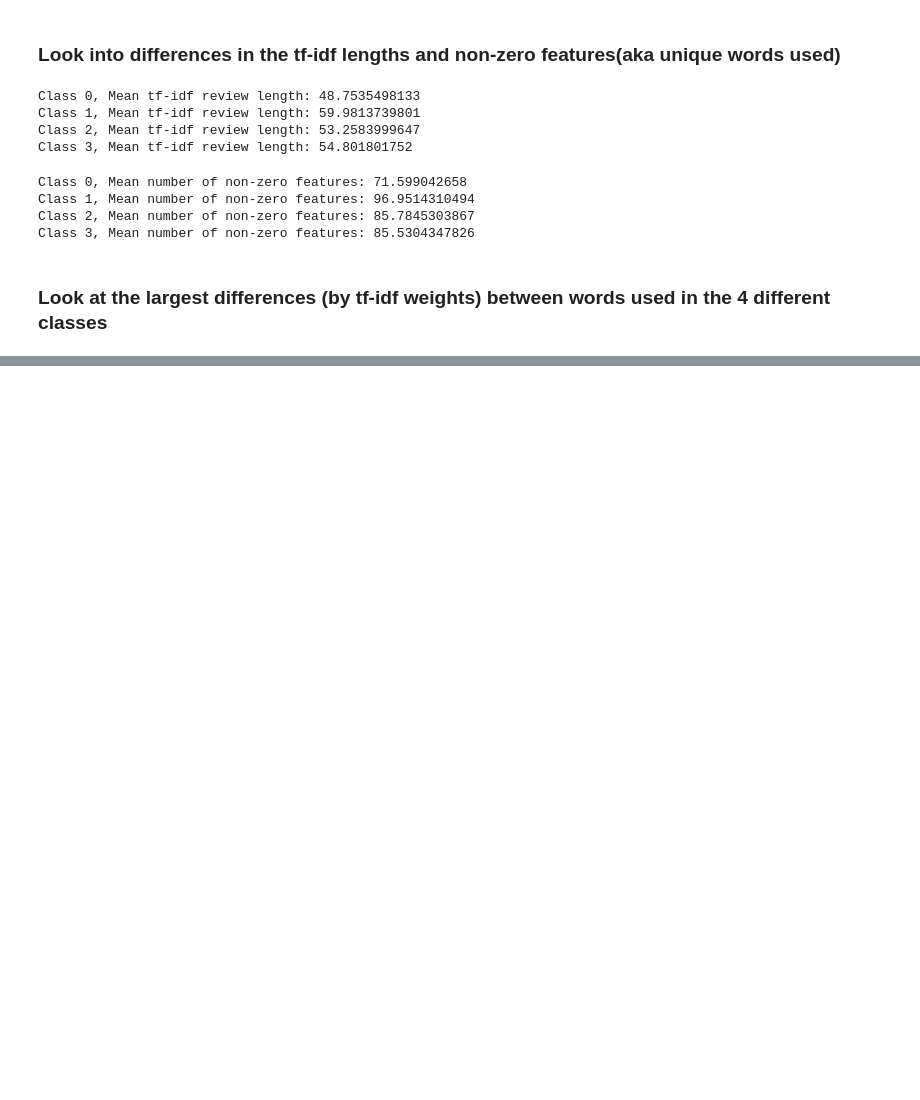
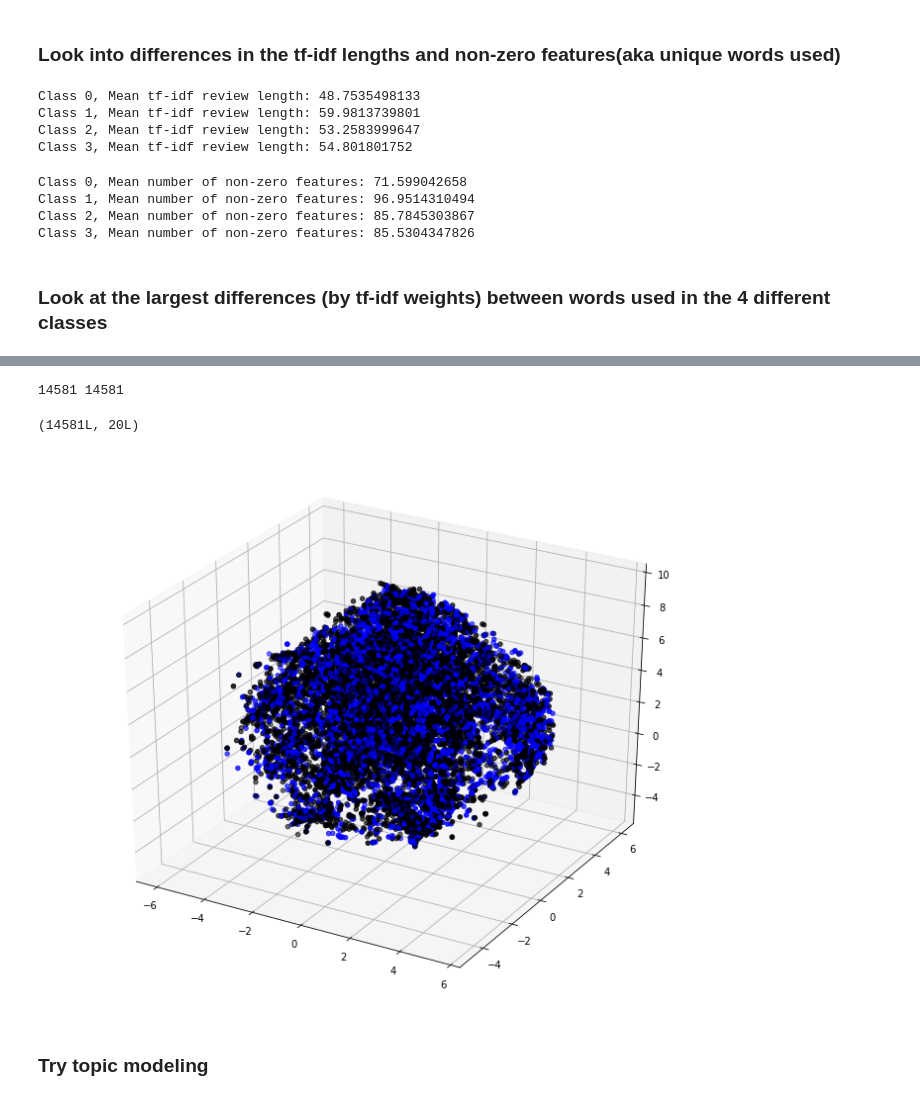
Before and after one commit to CornellDataScience/Yelp, a Jupyter notebook: salt-baes/Jason/nlp.ipynb, the cells around one changed output, grey strips where cells are left out. Drawn from its saved outputs; the diff is of its cells as text; code cells hidden in the pictures; blank space fills up the shorter version.

```diff
--- a/salt-baes/Jason/nlp.ipynb
+++ b/salt-baes/Jason/nlp.ipynb
@@ -191,0 +223,42 @@ coffee: 0.00766820794188
+# %%
+reviews = []
+texts = []
+classes = []
+with open("yelp_academic_dataset_review.json") as f:
+    for l in f:
+        line = json.loads(l)
+
+        date = datetime.datetime.strptime(line['date'], '%Y-%m-%d')
+        year = int(date.strftime('%Y'))
+
+        user = line["user_id"]
+        clss = user_class(user, year)
+        if (clss == 2 or clss == 3) and year == 2010:
+            classes.append(clss)
+            reviews.append(line)
+            texts.append(line["text"])
+# %%
+print len(texts), len(classes)
+# %% [output]
+14581 14581
+# %%
+filt_tfidf = TfidfVectorizer(norm=None)
+filt_trans = filt_tfidf.fit_transform(texts)
+# %%
+u, s, v = svds(filt_trans, k=20)
+print u.shape
+# %% [output]
+(14581L, 20L)
+# %%
+model = TSNE(n_components=3)
+reduced = model.fit_transform(u)
+# %%
+fig = plt.figure(figsize=(12, 10))
+ax = fig.add_subplot(111, projection='3d')
+colors = [cmap[cls] for cls in classes]
+ax.scatter(reduced[:, 0], reduced[:, 1], reduced[:, 2], c=colors)
+plt.show()
+# %% [output]
+[figure, added]
+# %% [markdown]
+### Try topic modeling
```
Also changed, not shown: parts of 24 cells of this notebook.
